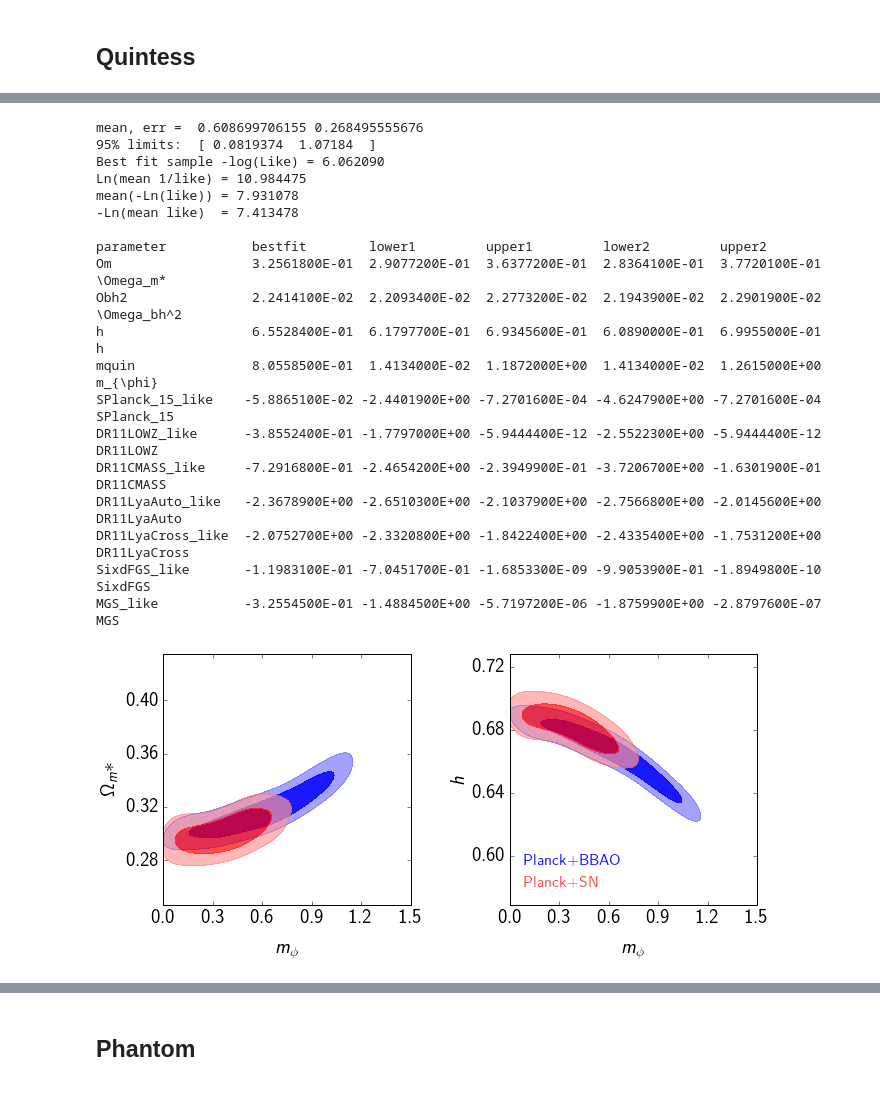
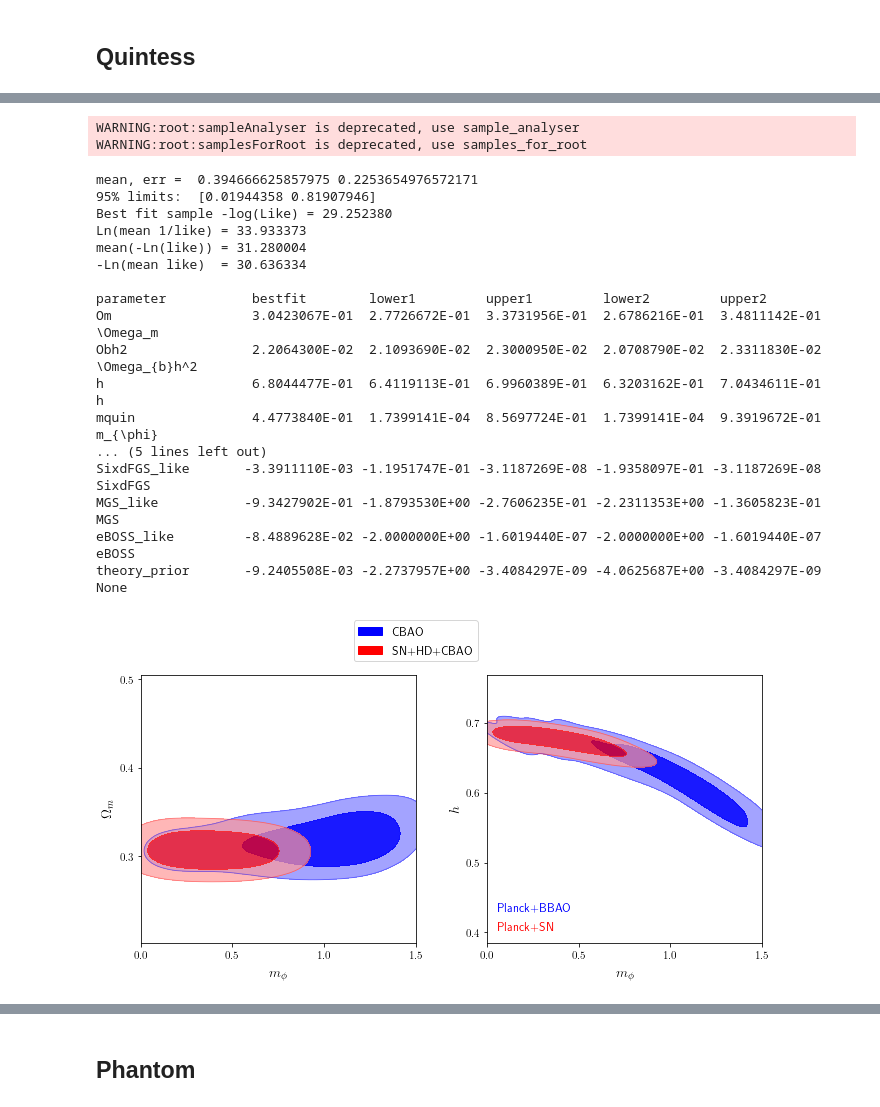
Before and after one commit to igomezv/simplemc_tests, a Jupyter notebook: Quintom.ipynb, the cells around one changed output, grey strips where cells are left out. Drawn from its saved outputs; the diff is of its cells as text; code cells hidden in the pictures.

```diff
--- a/Quintom.ipynb
+++ b/Quintom.ipynb
@@ -18,7 +18,8 @@ params1 = {'backend': 'pdf',
                'text.usetex': True}#
 pylab.rcParams.update(params1)
 # %%
-dir_name = '/Users/josevazquezgonzalez/Desktop/SimpleMC/SimpleMC/trunk/chains/'
+# dir_name = '/Users/josevazquezgonzalez/Desktop/SimpleMC/SimpleMC/trunk/chains/'
+dir_name = '/home/isidro/Documents/gitHub/simplemc_tests/simplemc/chains/'
 # %% [markdown]
 ## Quintess
 # %%
@@ -332,3 +291,5 @@ roots = ['Quintess_phy_HD', 'Quintess_phy_BBAO']
+# %%
+roots = ['Quintess_phy_CBAO_nested_multi', 'Quintess_phy_SN+HD+CBAO_nested_multi']
 # %%
 g = plots.getSubplotPlotter(chain_dir= dir_name, width_inch=10,
                             analysis_settings={'smooth_scale_1D': -1., 'ignore_rows': 0.2})
@@ -342,40 +307,40 @@ g.add_legend(['$w_i$'], legend_loc='upper right')
 # %%
-samples = g.sampleAnalyser.samplesForRoot('Quintess_phy_Planck_15+BBAO')
+samples = g.sampleAnalyser.samplesForRoot('Quintess_phy_SN+HD+CBAO_nested_multi')
 
 p = samples.getParams()
-print 'mean, err = ', samples.mean(p.mquin), samples.std(p.mquin)
-print '95% limits: ',samples.twoTailLimits(p.mquin, 0.95)
-print samples.likeStats
+print('mean, err = ', samples.mean(p.mquin), samples.std(p.mquin))
+print('95% limits: ',samples.twoTailLimits(p.mquin, 0.95))
+print(samples.likeStats)
 # %% [output]
-mean, err =  0.608699706155 0.268495555676
-95% limits:  [ 0.0819374  1.07184  ]
-Best fit sample -log(Like) = 6.062090
-Ln(mean 1/like) = 10.984475
-mean(-Ln(like)) = 7.931078
--Ln(mean like)  = 7.413478
-
-parameter           bestfit        lower1         upper1         lower2         upper2
-Om                  3.2561800E-01  2.9077200E-01  3.6377200E-01  2.8364100E-01  3.7720100E-01   \Omega_m*
-Obh2                2.2414100E-02  2.2093400E-02  2.2773200E-02  2.1943900E-02  2.2901900E-02   \Omega_bh^2
-h                   6.5528400E-01  6.1797700E-01  6.9345600E-01  6.0890000E-01  6.9955000E-01   h
-mquin               8.0558500E-01  1.4134000E-02  1.1872000E+00  1.4134000E-02  1.2615000E+00   m_{\phi}
-SPlanck_15_like    -5.8865100E-02 -2.4401900E+00 -7.2701600E-04 -4.6247900E+00 -7.2701600E-04   SPlanck_15
-DR11LOWZ_like      -3.8552400E-01 -1.7797000E+00 -5.9444400E-12 -2.5522300E+00 -5.9444400E-12   DR11LOWZ
-DR11CMASS_like     -7.2916800E-01 -2.4654200E+00 -2.3949900E-01 -3.7206700E+00 -1.6301900E-01   DR11CMASS
-DR11LyaAuto_like   -2.3678900E+00 -2.6510300E+00 -2.1037900E+00 -2.7566800E+00 -2.0145600E+00   DR11LyaAuto
-DR11LyaCross_like  -2.0752700E+00 -2.3320800E+00 -1.8422400E+00 -2.4335400E+00 -1.7531200E+00   DR11LyaCross
-SixdFGS_like       -1.1983100E-01 -7.0451700E-01 -1.6853300E-09 -9.9053900E-01 -1.8949800E-10   SixdFGS
-MGS_like           -3.2554500E-01 -1.4884500E+00 -5.7197200E-06 -1.8759900E+00 -2.8797600E-07   MGS
+WARNING:root:sampleAnalyser is deprecated, use sample_analyser
+WARNING:root:samplesForRoot is deprecated, use samples_for_root
+mean, err =  0.394666625857975 0.2253654976572171
+95% limits:  [0.01944358 0.81907946]
+Best fit sample -log(Like) = 29.252380
+Ln(mean 1/like) = 33.933373
+mean(-Ln(like)) = 31.280004
+-Ln(mean like)  = 30.636334
+
+parameter           bestfit        lower1         upper1         lower2         upper2
+Om                  3.0423067E-01  2.7726672E-01  3.3731956E-01  2.6786216E-01  3.4811142E-01   \Omega_m
+Obh2                2.2064300E-02  2.1093690E-02  2.3000950E-02  2.0708790E-02  2.3311830E-02   \Omega_{b}h^2
+h                   6.8044477E-01  6.4119113E-01  6.9960389E-01  6.3203162E-01  7.0434611E-01   h
+mquin               4.4773840E-01  1.7399141E-04  8.5697724E-01  1.7399141E-04  9.3919672E-01   m_{\phi}
+... (5 lines left out)
+SixdFGS_like       -3.3911110E-03 -1.1951747E-01 -3.1187269E-08 -1.9358097E-01 -3.1187269E-08   SixdFGS
+MGS_like           -9.3427902E-01 -1.8793530E+00 -2.7606235E-01 -2.2311353E+00 -1.3605823E-01   MGS
+eBOSS_like         -8.4889628E-02 -2.0000000E+00 -1.6019440E-07 -2.0000000E+00 -1.6019440E-07   eBOSS
+theory_prior       -9.2405508E-03 -2.2737957E+00 -3.4084297E-09 -4.0625687E+00 -3.4084297E-09   None
 # %%
 g = plots.getSubplotPlotter(chain_dir= dir_name, width_inch=10,
                             analysis_settings={'smooth_scale_2D': -1., 'ignore_rows': 0.2})
 g.plots_2d(roots, param_pairs=[['mquin','Om'], ['mquin','h']], nx=2, filled=True,
            lims=[0.0, 1.5, None, None],
             line_args={'lw':2,  'ls':'-'},
-           colors = ['blue','red','green'], alphas=[.9,0.7,0.5], legend_labels=False)
+           colors = ['blue','red','green'], alphas=[.9,0.7,0.5], legend_labels=['CBAO', 'SN+HD+CBAO'])
 g.add_legend(['Planck+BBAO','Planck+SN'],
              colored_text=True,  legend_loc='lower left')
 g.export('Quintess_2d.pdf')
 # %% [output]
-[figure, old version]
+[figure, new version]
 # %%
```
Also changed, not shown: parts of 40 cells of this notebook.
